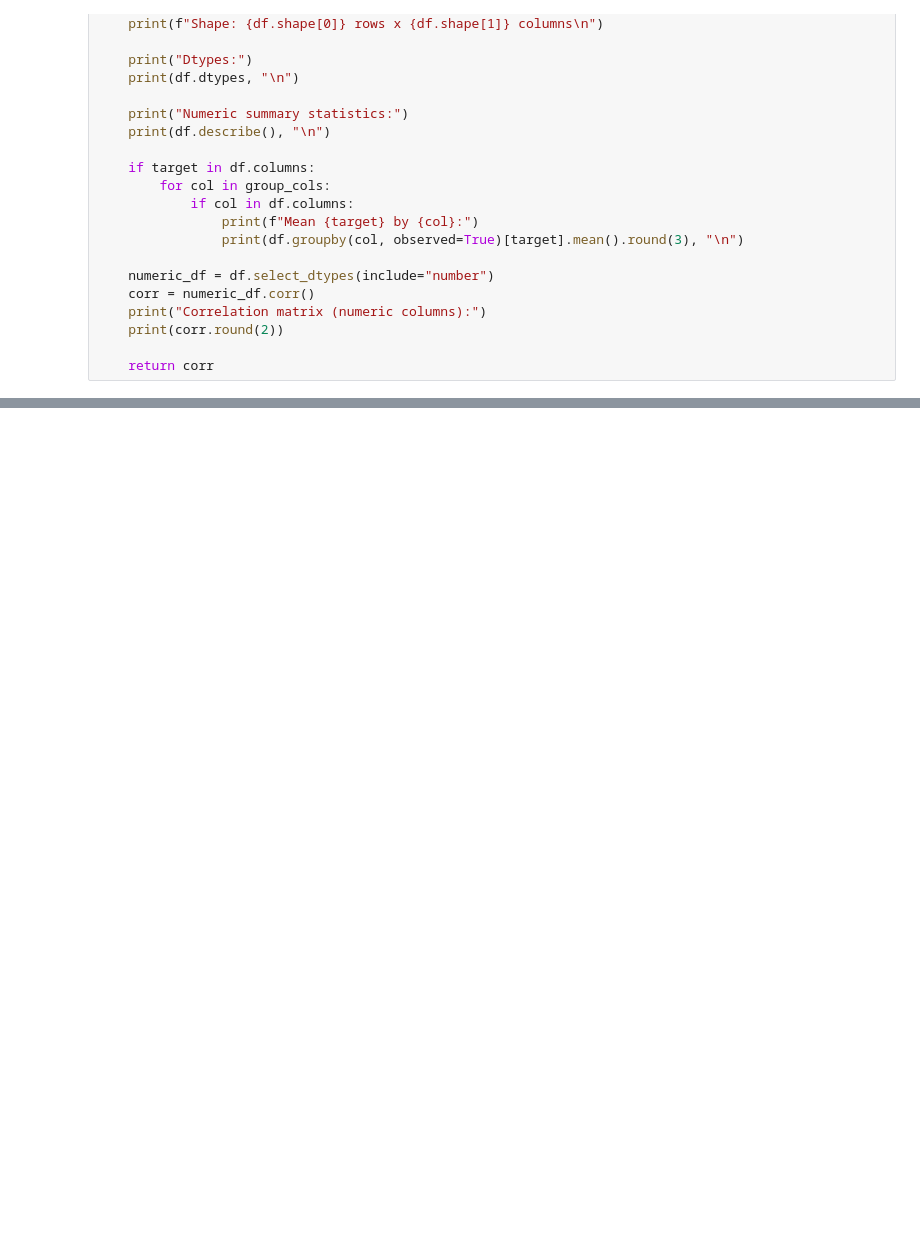
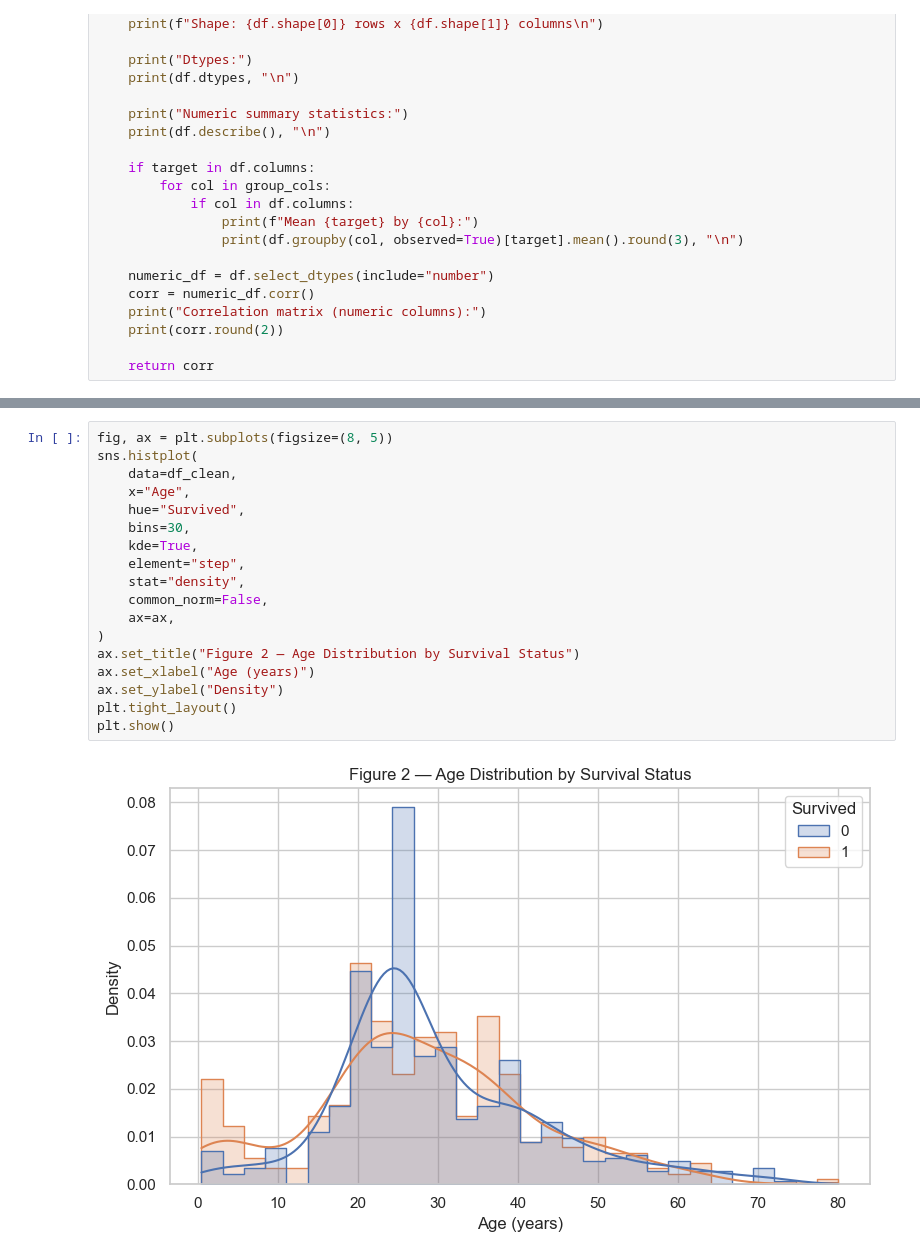
Before and after one commit to johnlaine1/ai-programming-foundations-project, a Jupyter notebook: data_workflow.ipynb, the cells around one changed output, grey strips where cells are left out. Cells and saved outputs as stored; diff of their text form; blank space fills up the shorter version.

```diff
--- a/data_workflow.ipynb
+++ b/data_workflow.ipynb
@@ -167,0 +252,20 @@ corr = explore_dataset(df_clean)
+# %%
+fig, ax = plt.subplots(figsize=(8, 5))
+sns.histplot(
+    data=df_clean,
+    x="Age",
+    hue="Survived",
+    bins=30,
+    kde=True,
+    element="step",
+    stat="density",
+    common_norm=False,
+    ax=ax,
+)
+ax.set_title("Figure 2 — Age Distribution by Survival Status")
+ax.set_xlabel("Age (years)")
+ax.set_ylabel("Density")
+plt.tight_layout()
+plt.show()
+# %% [output]
+[figure, added]
```
Also changed, not shown: parts of 11 cells of this notebook.
